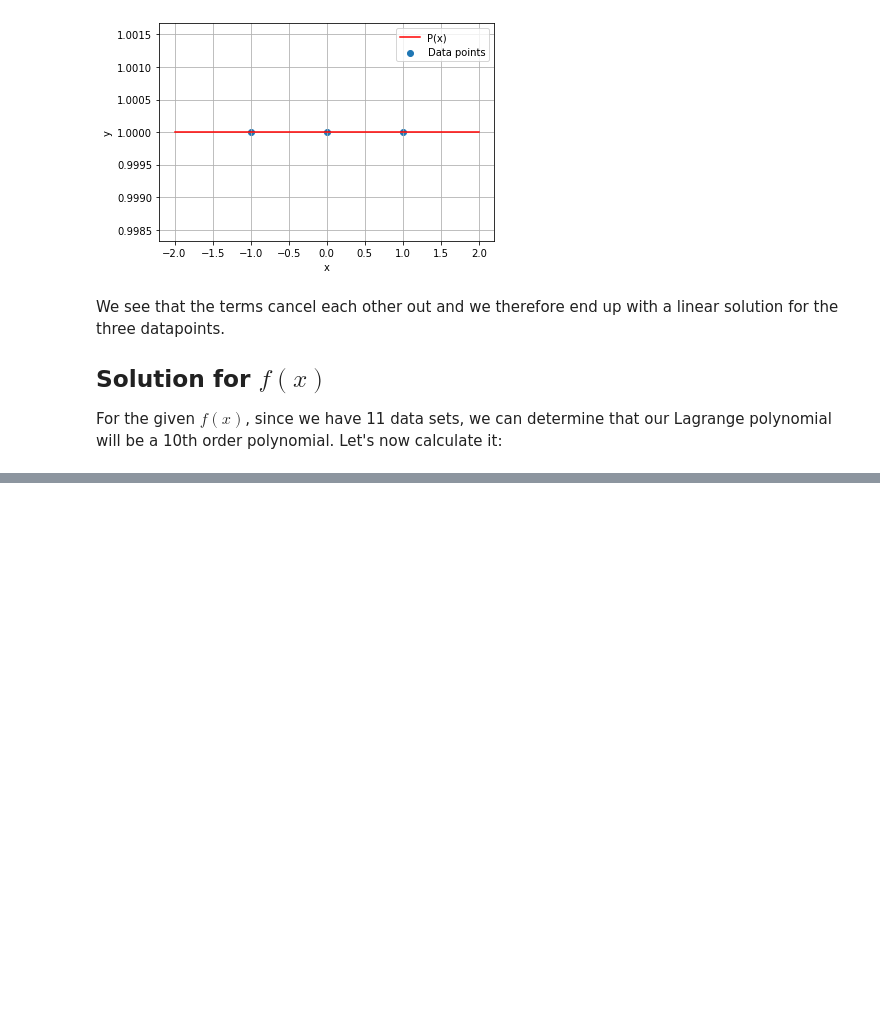
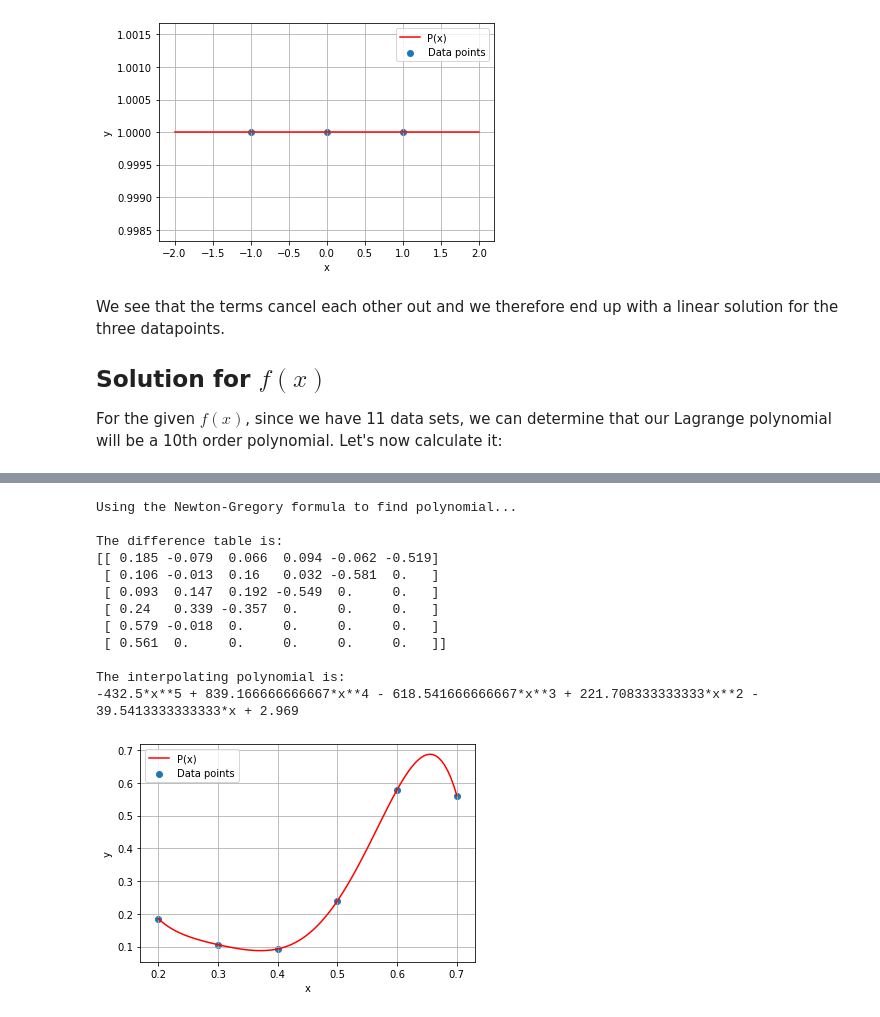
Before and after one commit to aretselis/msc-computational-physics, a Jupyter notebook: Courses/Computational Mathematics (ΥΦΥ101)/Problem Sets/retselis_set1.ipynb, the cells around one changed output, grey strips where cells are left out. Saved outputs shown, nothing was run; the diff lists cells and outputs as text; code cells hidden in the pictures; blank space fills up the shorter version.

```diff
--- a/Courses/Computational Mathematics (ΥΦΥ101)/Problem Sets/retselis_set1.ipynb
+++ b/Courses/Computational Mathematics (ΥΦΥ101)/Problem Sets/retselis_set1.ipynb
@@ -541,7 +541,7 @@ import numpy as np
 x = sympy.symbols('x')
 
 data_x = np.array([-5,-4,-3,-2,-1,0,1,2,3,4,5])
-data_y = 1/(1+(X*X))
+data_y = 1/(1+(data_x*data_x))
 P = 0
 
 # Calculate the Lagrange interpolating polynomial
@@ -552,9 +552,8 @@ for i in range(len(data_x)):
             L = L * (x-data_x[j])/(data_x[i]-data_x[j])
     P += L*data_y[i]
 print('The Lagrange interpolating polynomial is:')
-print(P)
-print('\nSimplifying the Lagrange interpolating polynomial...')
 print(sympy.simplify(P))
+
 
 # Plot with matplotlib instead of sympy.plot to also add scatter points
 # Create a np.linspace and plot the function there
@@ -581,0 +593,70 @@ The code used above can be used to calculate any Lagrange Interpolating Polynomi
+# %%
+import matplotlib.pyplot as plt
+import sympy
+import numpy as np
+import math
+
+x = sympy.symbols('x')
+
+data_x = np.array([0.2,0.3,0.4,0.5,0.6,0.7])
+data_y = np.array([0.185,0.106,0.093,0.24,0.579,0.561])
+n = len(data_x)
+
+# Equidistant check
+for i in range(0,n-3):
+    h = data_x[1] - data_x[0]
+    if (h - data_x[i+2] - data_x[i+1] > pow(10,-9)):
+        # Condition above is avoiding floating point arithmetic issues
+        print('Warning: Input data are not equally spaced!')
+        break
+s = (x-data_x[0])/h
+
+# Initialize dif_table and add f(x) to first column:
+dif_table = np.zeros((n,n))
+for i in range(n):
+    dif_table[i,0] = data_y[i]
+
+for i in range(1,n):
+    for j in range(0,n-i):
+        dif_table[j,i] = dif_table[j+1,i-1] - dif_table[j,i-1]
+
+print('Using the Newton-Gregory formula to find polynomial...\n')
+print('The difference table is:')
+print(dif_table)
+
+# Compute Newton-Gregory polynomial
+
+P = data_y[0]
+temp_s = 1
+for i in range(n-1):
+    temp_s *= (s-i)
+    P += dif_table[0,i+1]*temp_s/math.factorial(i+1)
+
+print('\nThe interpolating polynomial is:')
+print(sympy.simplify(P))
+
+
+lam_P = sympy.lambdify(x,P,modules=['numpy'])
+x_plot = np.linspace(0.2,0.7,100)
+y_plot = lam_P(x_plot)
+
+plt.plot(x_plot,y_plot,color='red',label='P(x)')
+plt.scatter(data_x,data_y,label='Data points')
+plt.xlabel('x')
+plt.ylabel('y')
+plt.legend()
+plt.grid()
+# %% [output]
+Using the Newton-Gregory formula to find polynomial...
+
+The difference table is:
+[[ 0.185 -0.079  0.066  0.094 -0.062 -0.519]
+ [ 0.106 -0.013  0.16   0.032 -0.581  0.   ]
+ [ 0.093  0.147  0.192 -0.549  0.     0.   ]
+ [ 0.24   0.339 -0.357  0.     0.     0.   ]
+ [ 0.579 -0.018  0.     0.     0.     0.   ]
+ [ 0.561  0.     0.     0.     0.     0.   ]]
+
+The interpolating polynomial is:
+-432.5*x**5 + 839.166666666667*x**4 - 618.541666666667*x**3 + 221.708333333333*x**2 - 39.5413333333333*x + 2.969
+[figure, added]
```
Also changed, not shown: parts of 3 cells of this notebook.
